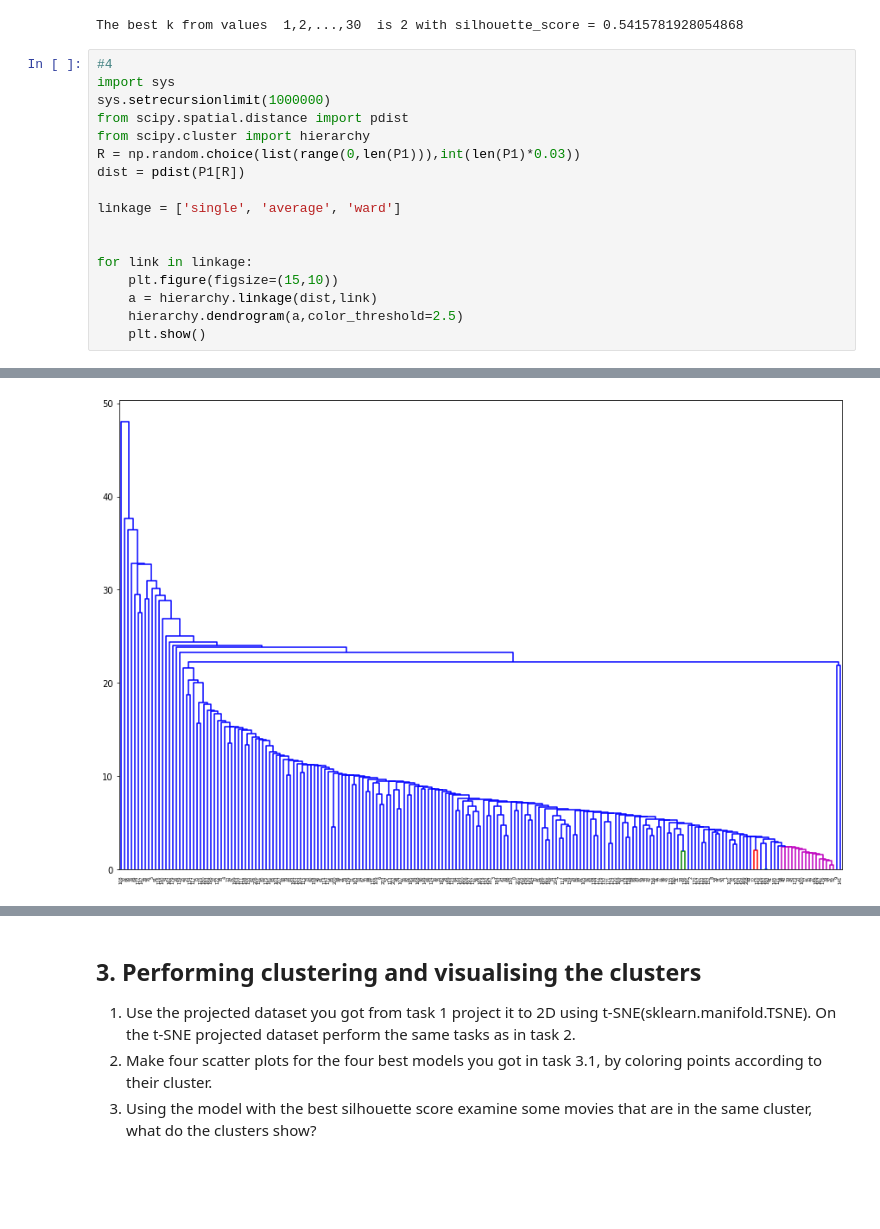
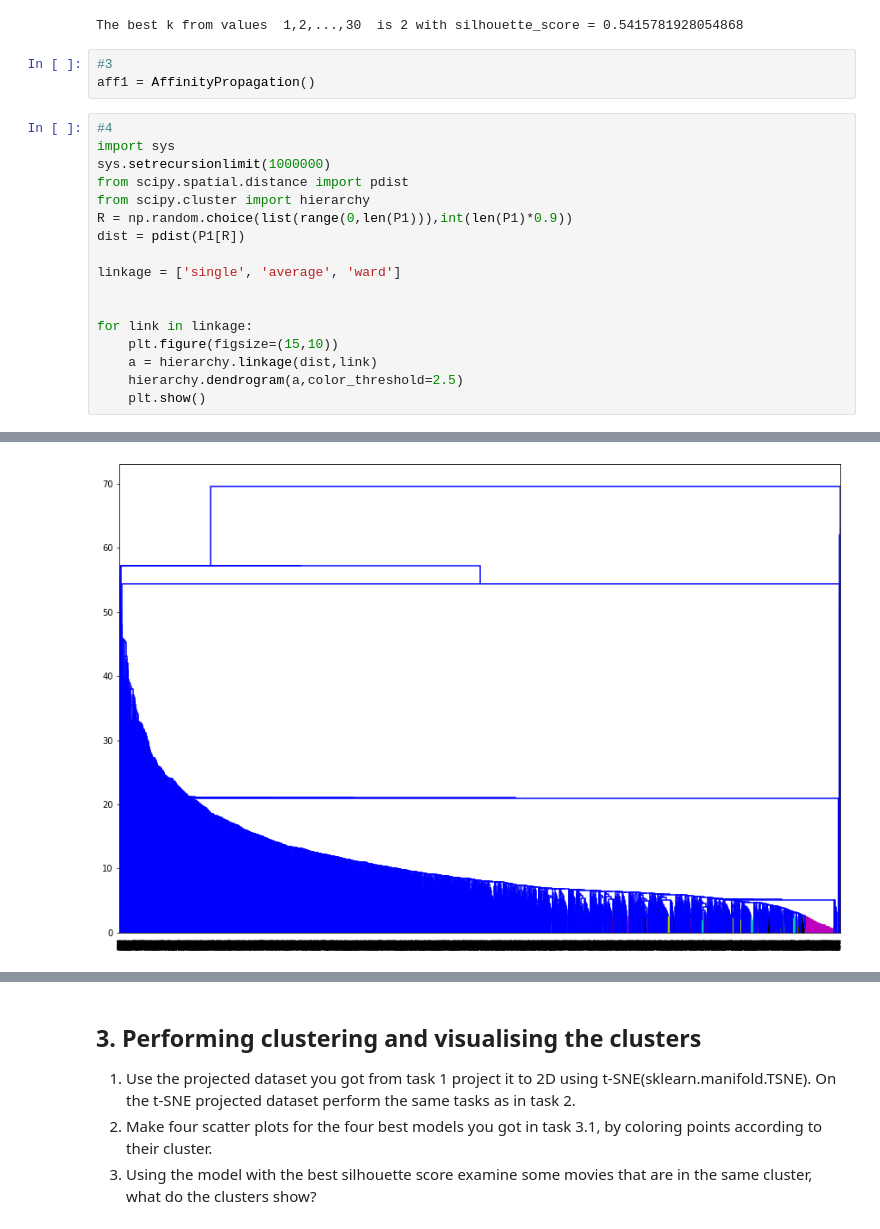
Before and after one commit to Edgar-creator/Intro_To_ML, a Jupyter notebook: Week9/Practical/clustering-practical.ipynb, the cells around one changed output, grey strips where cells are left out. Cells and saved outputs as stored; diff of their text form; blank space fills up the shorter version.

```diff
--- a/Week9/Practical/clustering-practical.ipynb
+++ b/Week9/Practical/clustering-practical.ipynb
@@ -79,13 +96,16 @@ Wall time: 1.26 s
 print('The best k from values  1,2,...,30  is %s with silhouette_score = %s' %(c,max1))
 # %% [output]
 The best k from values  1,2,...,30  is 2 with silhouette_score = 0.5415781928054868
+# %%
+#3
+aff1 = AffinityPropagation()
 # %%
 #4
 import sys
 sys.setrecursionlimit(1000000)
 from scipy.spatial.distance import pdist
 from scipy.cluster import hierarchy
-R = np.random.choice(list(range(0,len(P1))),int(len(P1)*0.03))
+R = np.random.choice(list(range(0,len(P1))),int(len(P1)*0.9))
 dist = pdist(P1[R])
 
 linkage = ['single', 'average', 'ward']
@@ -101 +121 @@ for link in linkage:
-[figure, old version]
+[figure, new version]
```
Also changed, not shown: parts of 5 cells of this notebook, 1 other file.
